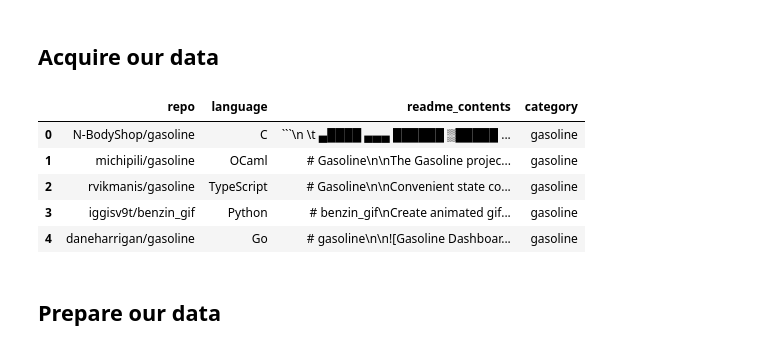
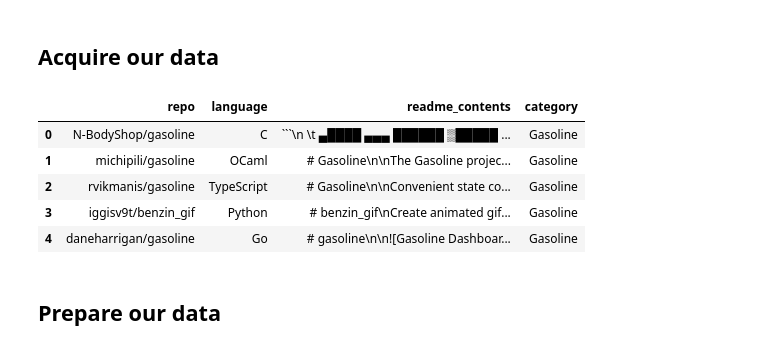
Before and after one commit to github-nlp-project/nlp-project, a Jupyter notebook: github_nlp_notebook.ipynb, the cells around one changed output. Cells and saved outputs as stored; diff of their text form; code cells hidden in the pictures.

````diff
--- a/github_nlp_notebook.ipynb
+++ b/github_nlp_notebook.ipynb
@@ -81,36 +81,36 @@ warnings.filterwarnings("ignore")
 # %%
 # The code below sets the table by creating a json file per parameter in acquire_repo_list
 
 # acquire.acquire_repo_list('gasoline')
 # acquire.acquire_repo_list('solar energy')
 # acquire.acquire_repo_list('wind power')
 
 # The we take those json files and use them to scrape our data
 
 # df = acquire.scrape_github_data()
 
 # Then we make a DataFrame proper from that work, and save it as a csv.
 
 # pd.DataFrame(df).to_csv('new_repos_dict.csv', index=False)
 
 # Then we read the csv in
 
 df = pd.read_csv('new_repos_dict.csv')
 
 # Then we create a category for each observation
 
-df.loc[:200, 'category'] = 'gasoline'
-df.loc[200:400, 'category'] = 'wind_energy'
-df.loc[400:, 'category'] = 'solar_power'
+df.loc[:200, 'category'] = 'Gasoline'
+df.loc[200:400, 'category'] = 'Wind Energy'
+df.loc[400:, 'category'] = 'Solar Power'
 
 df.head()
 # %% [output]
 |  | repo | language | readme_contents | category |
-| 0 | N-BodyShop/gasoline | C | ```\n \t ▄████ ▄▄▄ ██████ ▒█████ ... | gasoline |
-| 1 | michipili/gasoline | OCaml | # Gasoline\n\nThe Gasoline projec... | gasoline |
-| 2 | rvikmanis/gasoline | TypeScript | # Gasoline\n\nConvenient state co... | gasoline |
-| 3 | iggisv9t/benzin_gif | Python | # benzin_gif\nCreate animated gif... | gasoline |
-| 4 | daneharrigan/gasoline | Go | # gasoline\n\n![Gasoline Dashboar... | gasoline |
+| 0 | N-BodyShop/gasoline | C | ```\n \t ▄████ ▄▄▄ ██████ ▒█████ ... | Gasoline |
+| 1 | michipili/gasoline | OCaml | # Gasoline\n\nThe Gasoline projec... | Gasoline |
+| 2 | rvikmanis/gasoline | TypeScript | # Gasoline\n\nConvenient state co... | Gasoline |
+| 3 | iggisv9t/benzin_gif | Python | # benzin_gif\nCreate animated gif... | Gasoline |
+| 4 | daneharrigan/gasoline | Go | # gasoline\n\n![Gasoline Dashboar... | Gasoline |
 # %% [markdown]
 ## Prepare our data
 # %%
````
Also changed, not shown: parts of 36 cells of this notebook, 1 other file.
